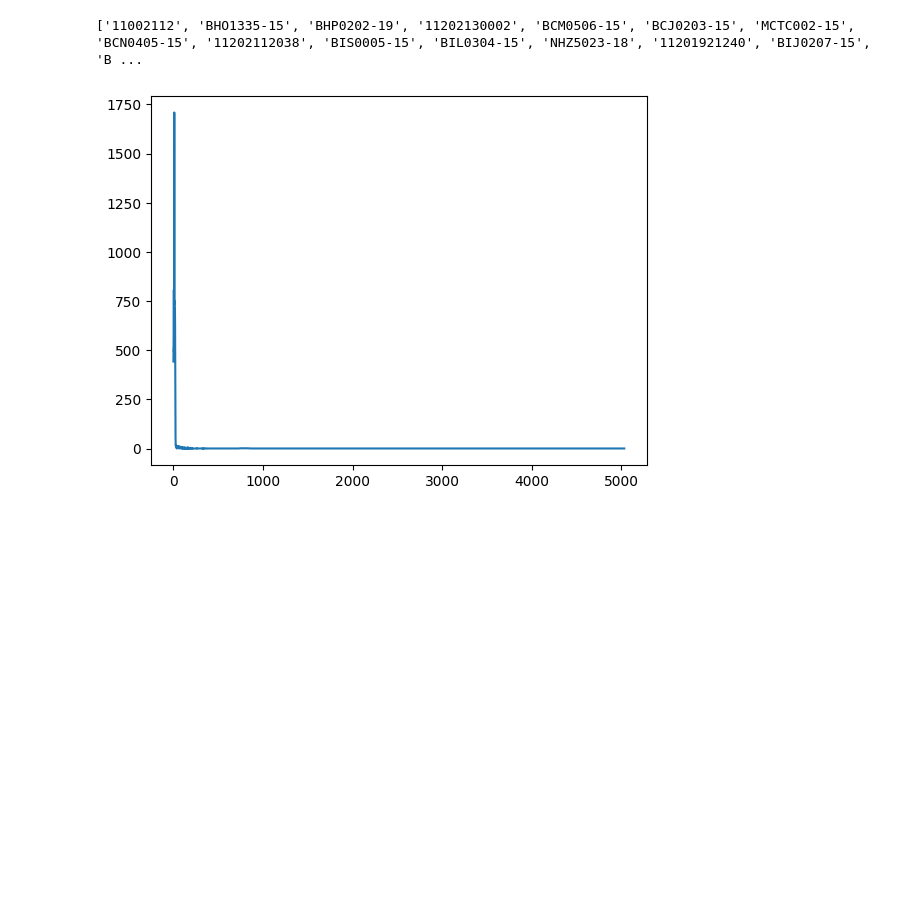
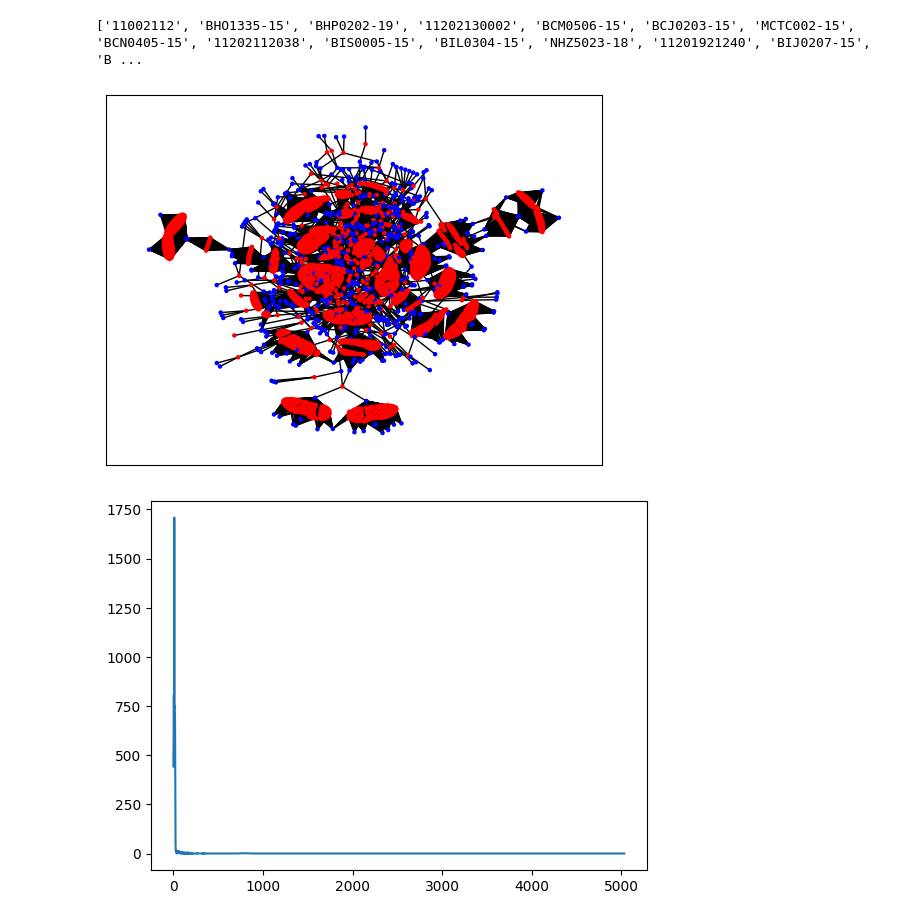
Before and after one commit to FabrizioRP/Projeto_CR, a Jupyter notebook: Main.ipynb, the cells around one changed output. Saved outputs shown, nothing was run; the diff lists cells and outputs as text; code cells hidden in the pictures; blank space fills up the shorter version.

```diff
--- a/Main.ipynb
+++ b/Main.ipynb
@@ -317,6 +317,38 @@ Graph with 16036 nodes and 180496 edges
 print(grafo_global.nodes)
 # %% [output]
 ['11002112', 'BHO1335-15', 'BHP0202-19', '11202130002', 'BCM0506-15', 'BCJ0203-15', 'MCTC002-15', 'BCN0405-15', '11202112038', 'BIS0005-15', 'BIL0304-15', 'NHZ5023-18', '11201921240', 'BIJ0207-15', 'B ...
+# %%
+arestas_bixos_22 = []
+
+for i in grafos_por_quad["2022_3"].edges():
+    if "112022" in i[0] or "112022" in i[1]: arestas_bixos_22.append(i)
+
+te = nx.edge_subgraph(grafos_por_quad["2022_3"], arestas_bixos_22)
+
+color = []
+
+k = nx.get_node_attributes(te, "bipartite")
+
+for i in k:
+    if k[i] == 0:
+        color.append("#ff0000")
+    else:
+        color.append("#0000ff")
+
+args = {
+    "G":te,
+    "node_size":20,
+    "node_shape":".",
+    "node_color":color,
+    "with_labels":False,
+    "arrows":False,
+    "pos":nx.kamada_kawai_layout(te)
+}
+
+nx.draw_networkx(**args)
+plt.savefig("test.svg")
+# %% [output]
+[figure, added]
 # %%
 ge = pd.read_csv("CSVs/geral.csv")
 
```
Also changed, not shown: parts of 1 cell of this notebook.
